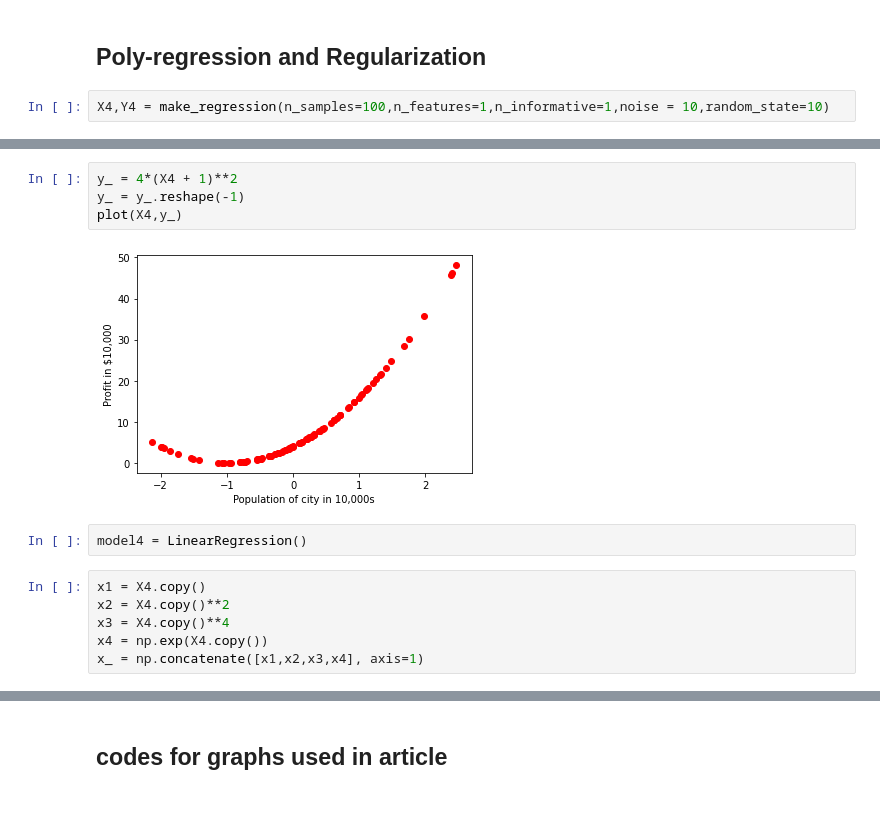
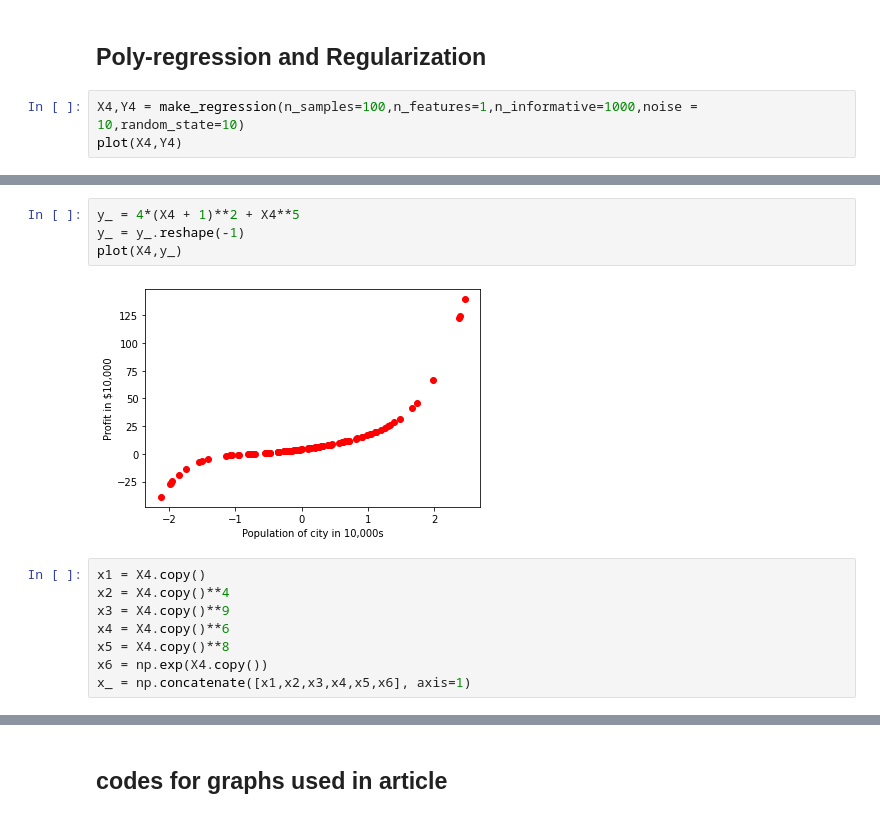
Before and after one commit to SwayamInSync/demystifying_machine_learning, a Jupyter notebook: linear_regression_gradient_descent/notebook.ipynb, the cells around one changed output, grey strips where cells are left out. Cells and saved outputs as stored; diff of their text form.

```diff
--- a/linear_regression_gradient_descent/notebook.ipynb
+++ b/linear_regression_gradient_descent/notebook.ipynb
@@ -352,4 +440,5 @@ for l, info in enumerate(models.items()):
 # %% [markdown]
 ## Poly-regression and Regularization
 # %%
-X4,Y4 = make_regression(n_samples=100,n_features=1,n_informative=1,noise = 10,random_state=10)
+X4,Y4 = make_regression(n_samples=100,n_features=1,n_informative=1000,noise = 10,random_state=10)
+plot(X4,Y4)
@@ -360,15 +447,15 @@ plot(X4,Y4)
 # %%
-y_ = 4*(X4 + 1)**2
+y_ = 4*(X4 + 1)**2 + X4**5
 y_ = y_.reshape(-1)
 plot(X4,y_)
 # %% [output]
-[figure, old version]
+[figure, new version]
-# %%
-model4 = LinearRegression()
 # %%
 x1 = X4.copy()
-x2 = X4.copy()**2
-x3 = X4.copy()**4
-x4 = np.exp(X4.copy())
-x_ = np.concatenate([x1,x2,x3,x4], axis=1)
+x2 = X4.copy()**4
+x3 = X4.copy()**9
+x4 = X4.copy()**6
+x5 = X4.copy()**8
+x6 = np.exp(X4.copy())
+x_ = np.concatenate([x1,x2,x3,x4,x5,x6], axis=1)
 # %%
```
Also changed, not shown: parts of 19 cells of this notebook, 12 other files.
